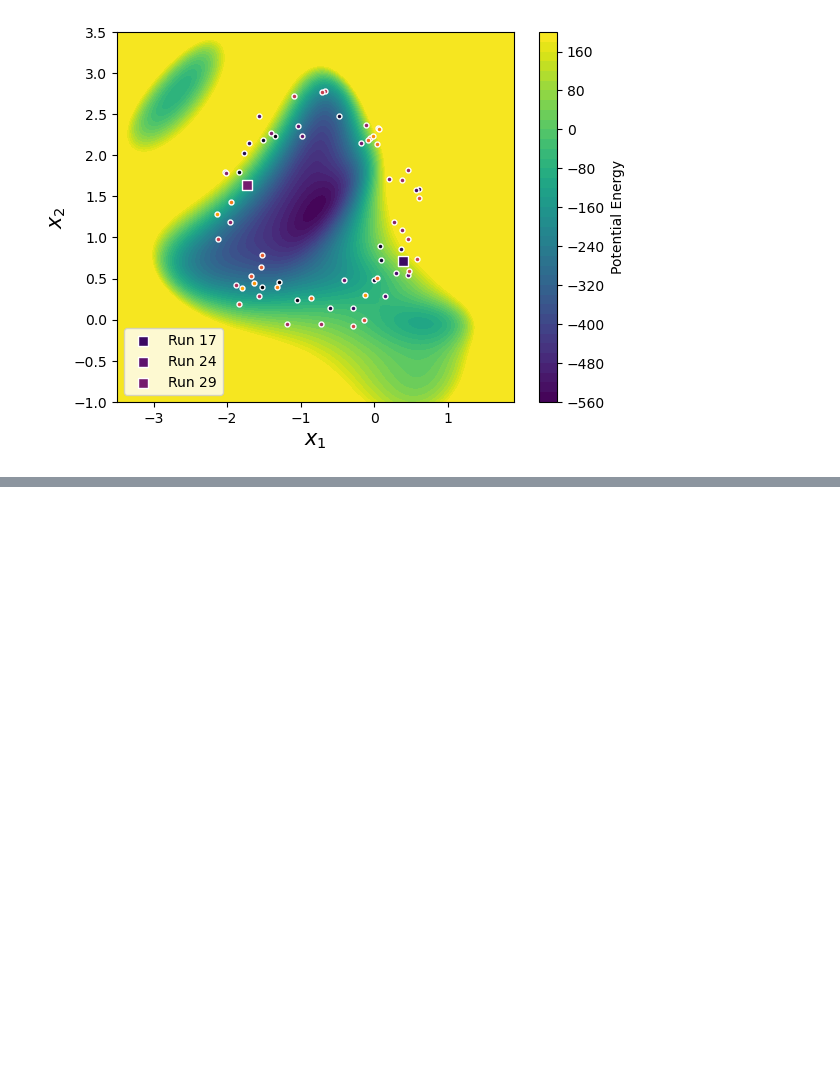
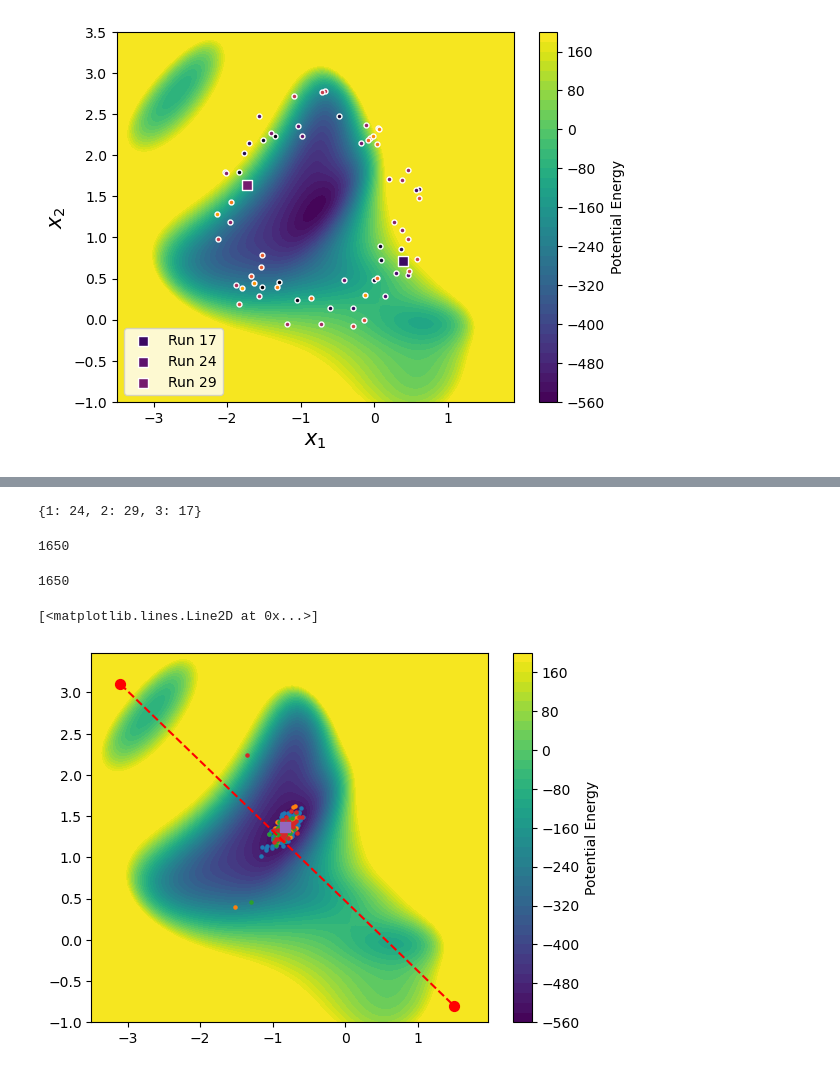
Before and after one commit to hoon-ock/landscape-search, a Jupyter notebook: toy_revisit.ipynb, the cells around one changed output, grey strips where cells are left out. Drawn from its saved outputs; the diff is of its cells as text; code cells hidden in the pictures; blank space fills up the shorter version.

```diff
--- a/toy_revisit.ipynb
+++ b/toy_revisit.ipynb
@@ -526,0 +373,8 @@ plt.show()
+# %%
+iteration_counter
+# %% [output]
+{1: 24, 2: 29, 3: 17}
+# %%
+large_batch_size + small_batch_size*(iteration_counter[1]-1)
+# %% [output]
+1650
@@ -526,0 +411,22 @@ plt.show()
+# %%
+find_region_change(traj_all_save)
+# %% [output]
+1650
+# %%
+# plot trajectories
+pes.plot(ax=plt.gca())
+#plt.plot(contour_path.vertices[:,0], contour_path.vertices[:,1], 'k-')
+plt.scatter(traj_all_save[0][:,0], traj_all_save[0][:,1], s=5)
+plt.scatter(traj_all_save[1][:,0], traj_all_save[1][:,1], s=5)
+plt.scatter(traj_all_save[2][:,0], traj_all_save[2][:,1], s=5)
+plt.scatter(traj_all_save[3][:,0], traj_all_save[3][:,1], s=5)
+plt.scatter(np.mean(traj_all_save[3][:,0]), np.mean(traj_all_save[3][:,1]), marker='s', s=50)
+
+start_point = (-3.1, 3.1)
+end_point = (1.5, -0.8)
+plt.scatter(start_point[0], start_point[1], marker='o', s=50, color='r')
+plt.scatter(end_point[0], end_point[1], marker='o', s=50, color='r')
+plt.plot([start_point[0], end_point[0]], [start_point[1], end_point[1]], 'r--')
+# %% [output]
+[<matplotlib.lines.Line2D at 0x...>]
+[figure, added]
```
Also changed, not shown: parts of 20 cells of this notebook, 1 other file.
